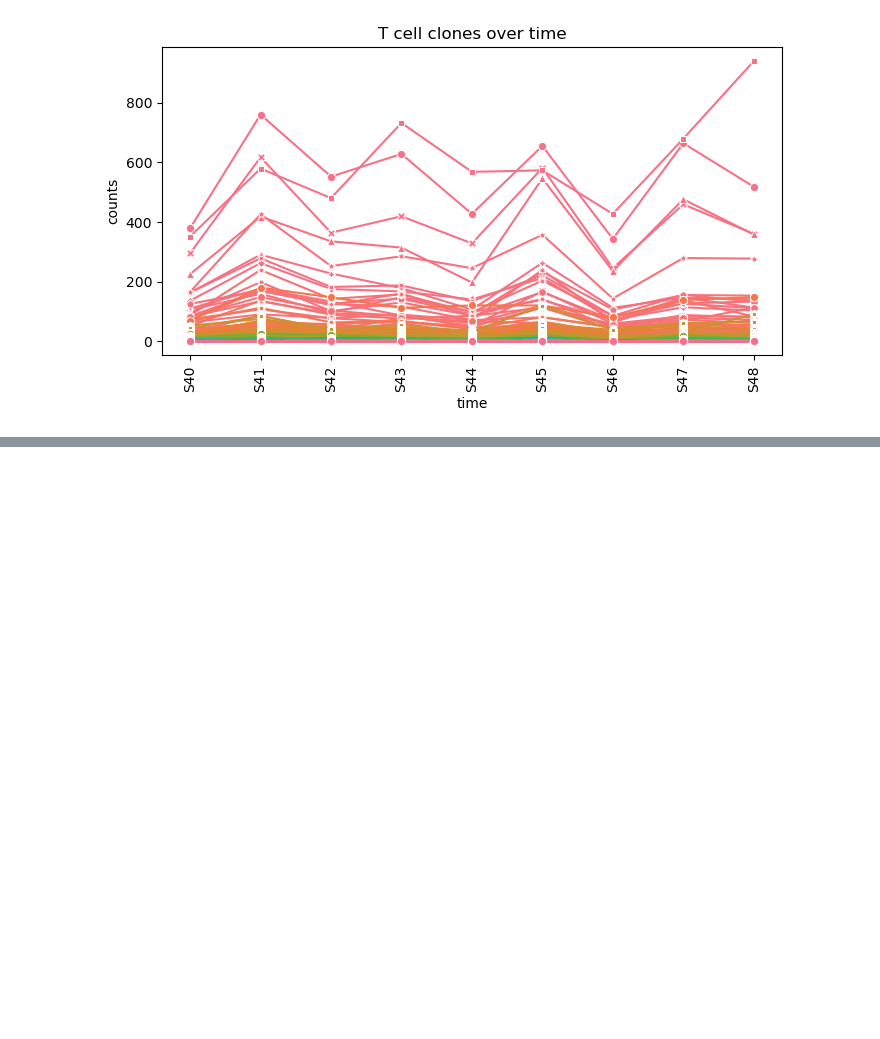
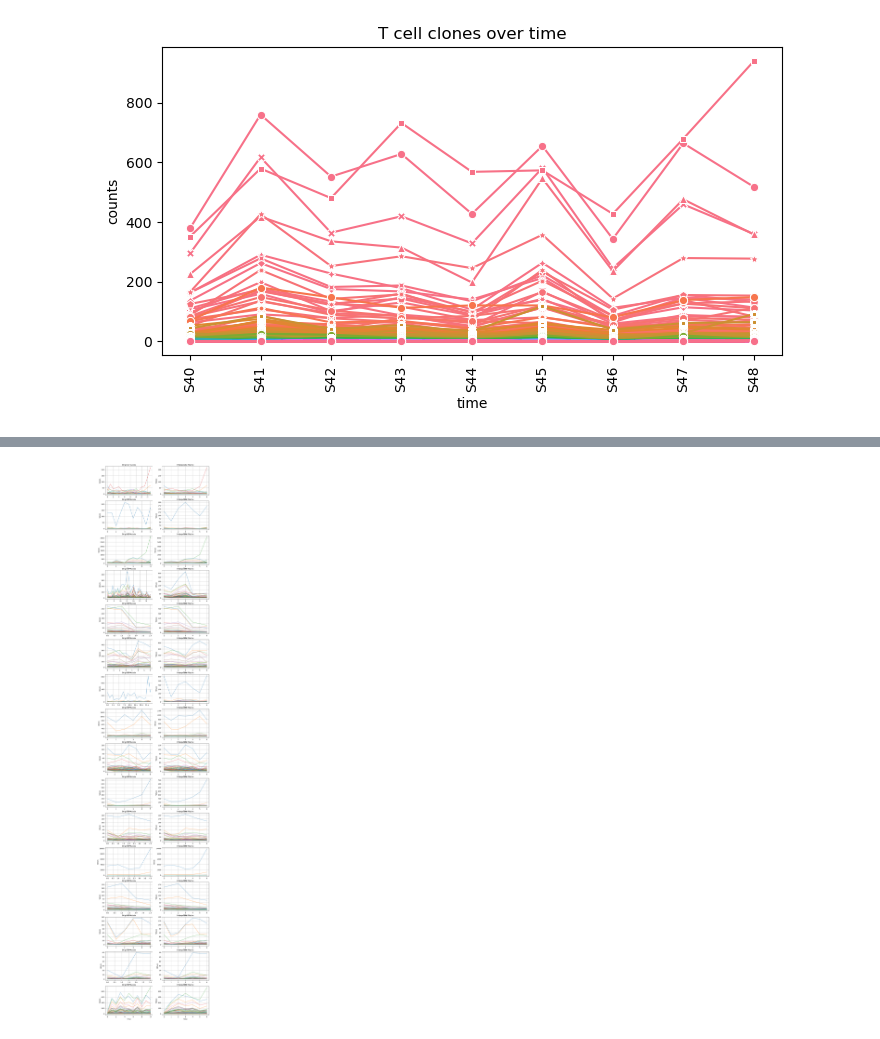
Before and after one commit to pablovadillo/Tensordecomposition, a Jupyter notebook: TCR_visualization.ipynb, the cells around one changed output, grey strips where cells are left out. Drawn from its saved outputs; the diff is of its cells as text; code cells hidden in the pictures; blank space fills up the shorter version.

Commit message:
Playing around with interpolation

```diff
--- a/TCR_visualization.ipynb
+++ b/TCR_visualization.ipynb
@@ -53,0 +891,68 @@ plt.show()
+# %%
+def plotting_matrix(ax, matrix, title):
+    rows, cols = matrix.shape
+    x_values = np.arange(cols)  # X-axis: column indices (interpolated points)
+
+    # Plot each row as a separate line
+    for i in range(rows):
+        ax.plot(x_values, matrix[i], alpha=0.6)
+
+    ax.set_xlabel("Time")
+    ax.set_ylabel("Values")
+    ax.set_title(title)
+    ax.grid(True)
+# %%
+interp_SARK012 = interpolate_matrix(tcr_SARK012, 7)
+interp_SARK018 = interpolate_matrix(tcr_SARK018, 7)
+interp_SARK019 = interpolate_matrix(tcr_SARK019, 7)
+interp_SARK034 = interpolate_matrix(tcr_SARK034, 7)
+interp_SARK017 = interpolate_matrix(tcr_SARK017, 7)
+interp_SARK021 = interpolate_matrix(tcr_SARK021, 7)
+interp_SARK025 = interpolate_matrix(tcr_SARK025, 7)
+interp_SARK041 = interpolate_matrix(tcr_SARK041, 7)
+interp_SARK011 = interpolate_matrix(tcr_SARK011, 7)
+interp_SARK027 = interpolate_matrix(tcr_SARK027, 7)
+interp_SARK029 = interpolate_matrix(tcr_SARK029, 7)
+interp_SARK032 = interpolate_matrix(tcr_SARK032, 7)
+interp_SARK033 = interpolate_matrix(tcr_SARK033, 7)
+interp_SARK037 = interpolate_matrix(tcr_SARK037, 7)
+interp_SARK052 = interpolate_matrix(tcr_SARK052, 7)
+interp_SARK059 = interpolate_matrix(tcr_SARK059, 7)
+
+#plotting
+fig, axes = plt.subplots(16, 2, figsize=(12, 64))
+
+plotting_matrix(axes[0, 0], tcr_SARK012.values, "Original Matrix")
+plotting_matrix(axes[0, 1], interp_SARK012, "Interpolate Matrix")
+plotting_matrix(axes[1, 0], tcr_SARK018.values, "Original Matrix")
+plotting_matrix(axes[1, 1], interp_SARK018, "Interpolate Matrix")
+plotting_matrix(axes[2, 0], tcr_SARK019.values, "Original Matrix")
+plotting_matrix(axes[2, 1], interp_SARK019, "Interpolate Matrix")
+plotting_matrix(axes[3, 0], tcr_SARK034.values, "Original Matrix")
+plotting_matrix(axes[3, 1], interp_SARK034, "Interpolate Matrix")
+plotting_matrix(axes[4, 0], tcr_SARK017.values, "Original Matrix")
+plotting_matrix(axes[4, 1], interp_SARK017, "Interpolate Matrix")
+plotting_matrix(axes[5, 0], tcr_SARK021.values, "Original Matrix")
+plotting_matrix(axes[5, 1], interp_SARK021, "Interpolate Matrix")
+plotting_matrix(axes[6, 0], tcr_SARK025.values, "Original Matrix")
+plotting_matrix(axes[6, 1], interp_SARK025, "Interpolate Matrix")
+plotting_matrix(axes[7, 0], tcr_SARK041.values, "Original Matrix")
+plotting_matrix(axes[7, 1], interp_SARK041, "Interpolate Matrix")
+plotting_matrix(axes[8, 0], tcr_SARK011.values, "Original Matrix")
+plotting_matrix(axes[8, 1], interp_SARK011, "Interpolate Matrix")
+plotting_matrix(axes[9, 0], tcr_SARK027.values, "Original Matrix")
+plotting_matrix(axes[9, 1], interp_SARK027, "Interpolate Matrix")
+plotting_matrix(axes[10, 0], tcr_SARK029.values, "Original Matrix")
+plotting_matrix(axes[10, 1], interp_SARK029, "Interpolate Matrix")
+plotting_matrix(axes[11, 0], tcr_SARK032.values, "Original Matrix")
+plotting_matrix(axes[11, 1], interp_SARK032, "Interpolate Matrix")
+plotting_matrix(axes[12, 0], tcr_SARK033.values, "Original Matrix")
+plotting_matrix(axes[12, 1], interp_SARK033, "Interpolate Matrix")
+plotting_matrix(axes[13, 0], tcr_SARK037.values, "Original Matrix")
+plotting_matrix(axes[13, 1], interp_SARK037, "Interpolate Matrix")
+plotting_matrix(axes[14, 0], tcr_SARK052.values, "Original Matrix")
+plotting_matrix(axes[14, 1], interp_SARK052, "Interpolate Matrix")
+plotting_matrix(axes[15, 0], tcr_SARK059.values, "Original Matrix")
+plotting_matrix(axes[15, 1], interp_SARK059, "Interpolate Matrix")
+# %% [output]
+[figure, added]
```
Also changed, not shown: parts of 18 cells of this notebook.
